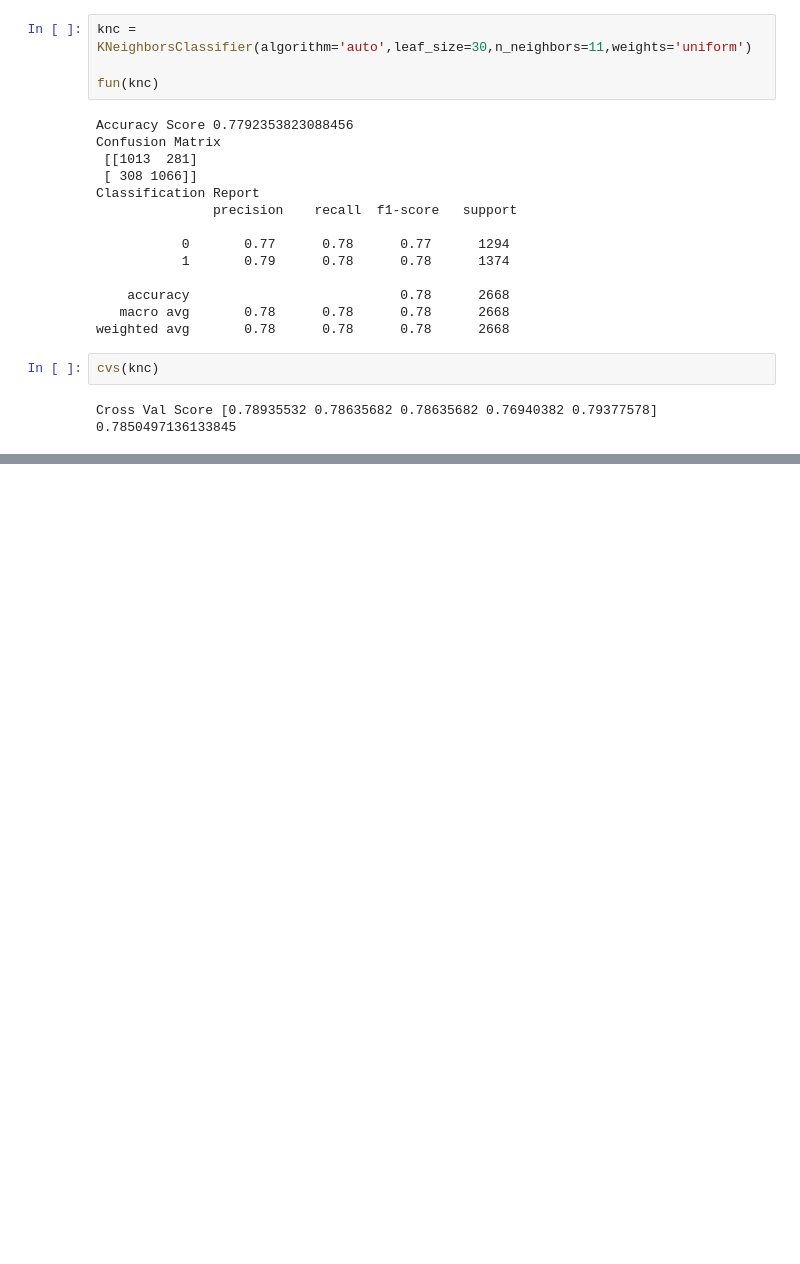
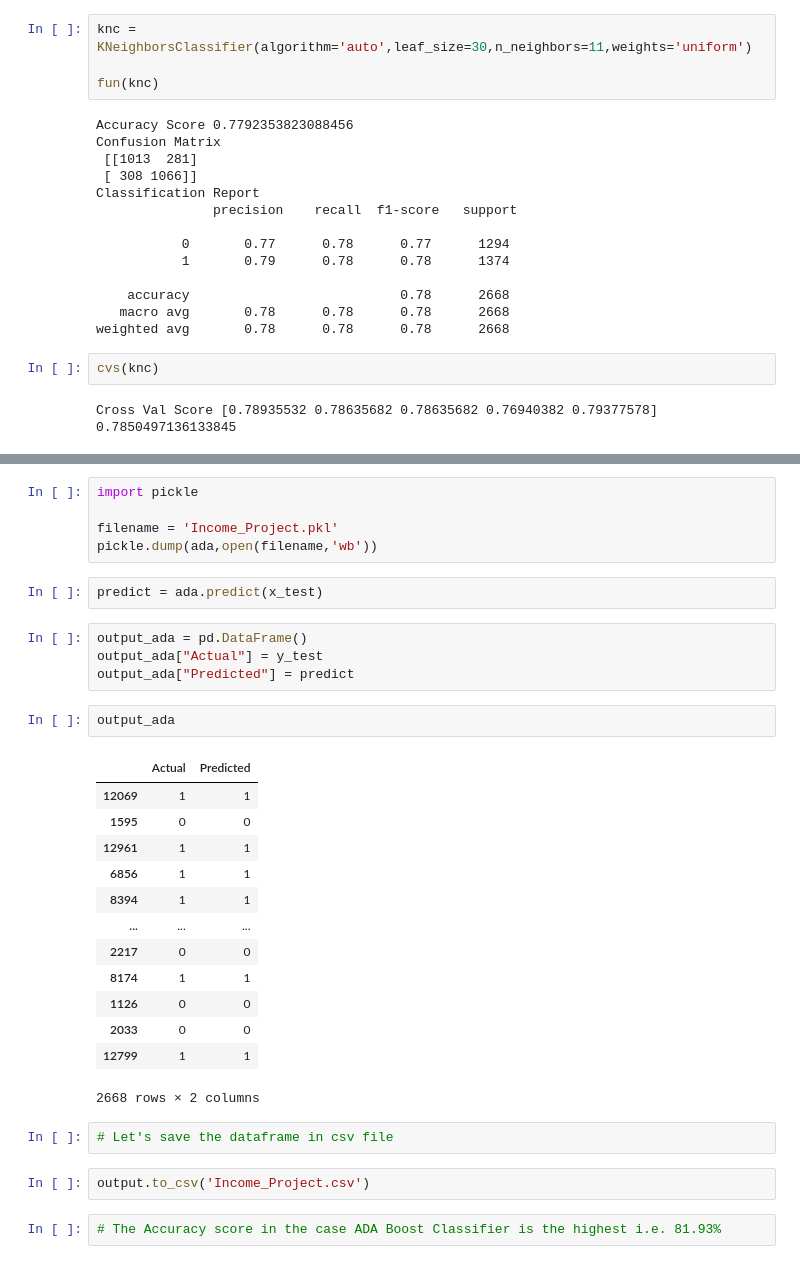
Before and after one commit to SudhanshuKumar19/Projects-, a Jupyter notebook: Evaluation Project 5 - Census Income Project.ipynb, the cells around one changed output, grey strips where cells are left out. Saved outputs shown, nothing was run; the diff lists cells and outputs as text; blank space fills up the shorter version.

```diff
--- a/Evaluation Project 5 - Census Income Project.ipynb
+++ b/Evaluation Project 5 - Census Income Project.ipynb
@@ -903,0 +1091,33 @@ Model.append("K Neighbors")
+# %%
+import pickle
+
+filename = 'Income_Project.pkl'
+pickle.dump(ada,open(filename,'wb'))
+# %%
+predict = ada.predict(x_test)
+# %%
+output_ada = pd.DataFrame()
+output_ada["Actual"] = y_test
+output_ada["Predicted"] = predict
+# %%
+output_ada
+# %% [output]
+|  | Actual | Predicted |
+| 12069 | 1 | 1 |
+| 1595 | 0 | 0 |
+| 12961 | 1 | 1 |
+| 6856 | 1 | 1 |
+| 8394 | 1 | 1 |
+| ... | ... | ... |
+| 2217 | 0 | 0 |
+| 8174 | 1 | 1 |
+| 1126 | 0 | 0 |
+| 2033 | 0 | 0 |
+| 12799 | 1 | 1 |
+2668 rows × 2 columns
+# %%
+# Let's save the dataframe in csv file
+# %%
+output.to_csv('Income_Project.csv')
+# %%
+# The Accuracy score in the case ADA Boost Classifier is the highest i.e. 81.93%
```
Also changed, not shown: parts of 36 cells of this notebook.
